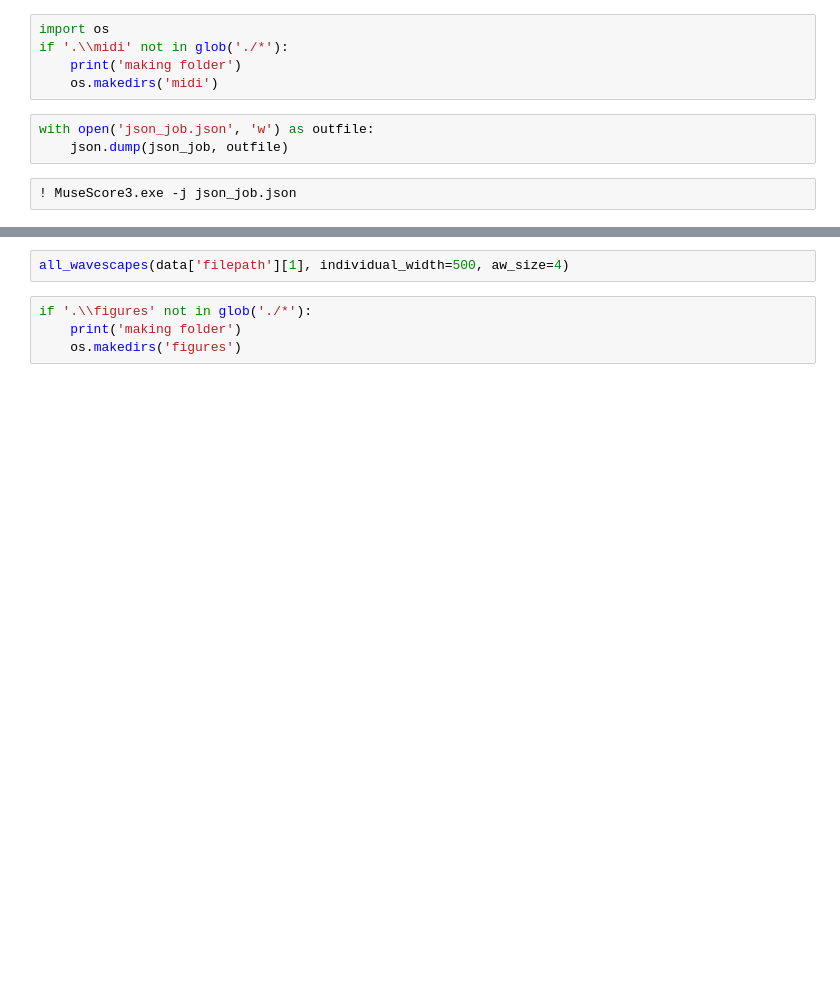
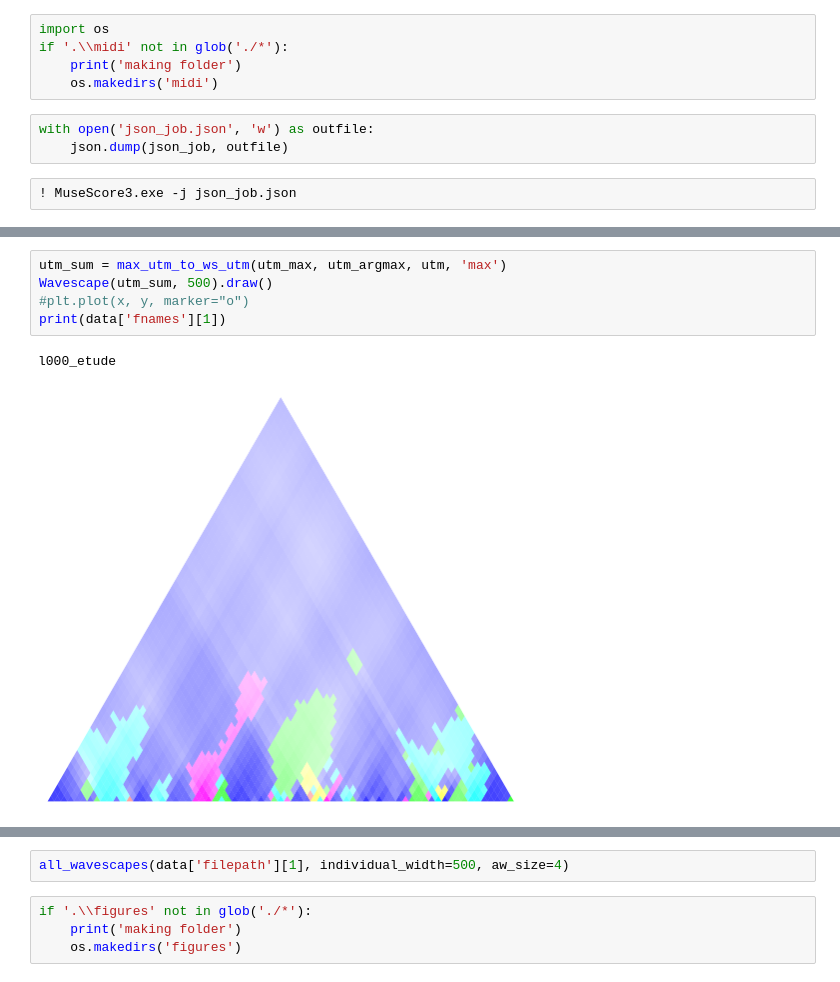
Before and after one commit to DCMLab/debussy, a Jupyter notebook: Summary Wavescape.ipynb, the cells around one changed output, grey strips where cells are left out. Saved outputs shown, nothing was run; the diff lists cells and outputs as text; blank space fills up the shorter version.

```diff
--- a/Summary Wavescape.ipynb
+++ b/Summary Wavescape.ipynb
@@ -69,3 +105,11 @@ print(data['fnames'][1])
+# %%
+utm_sum = max_utm_to_ws_utm(utm_max, utm_argmax, utm, 'max')
+Wavescape(utm_sum, 500).draw()
+#plt.plot(x, y, marker="o")
+print(data['fnames'][1])
+# %% [output]
+l000_etude
+[figure, added]
 # %%
 for i in range(1,7):
     x, y = center_of_mass_v(np.abs(utm[:,:,i]), utm)
```
Also changed, not shown: parts of 32 cells of this notebook, 1 other file.
